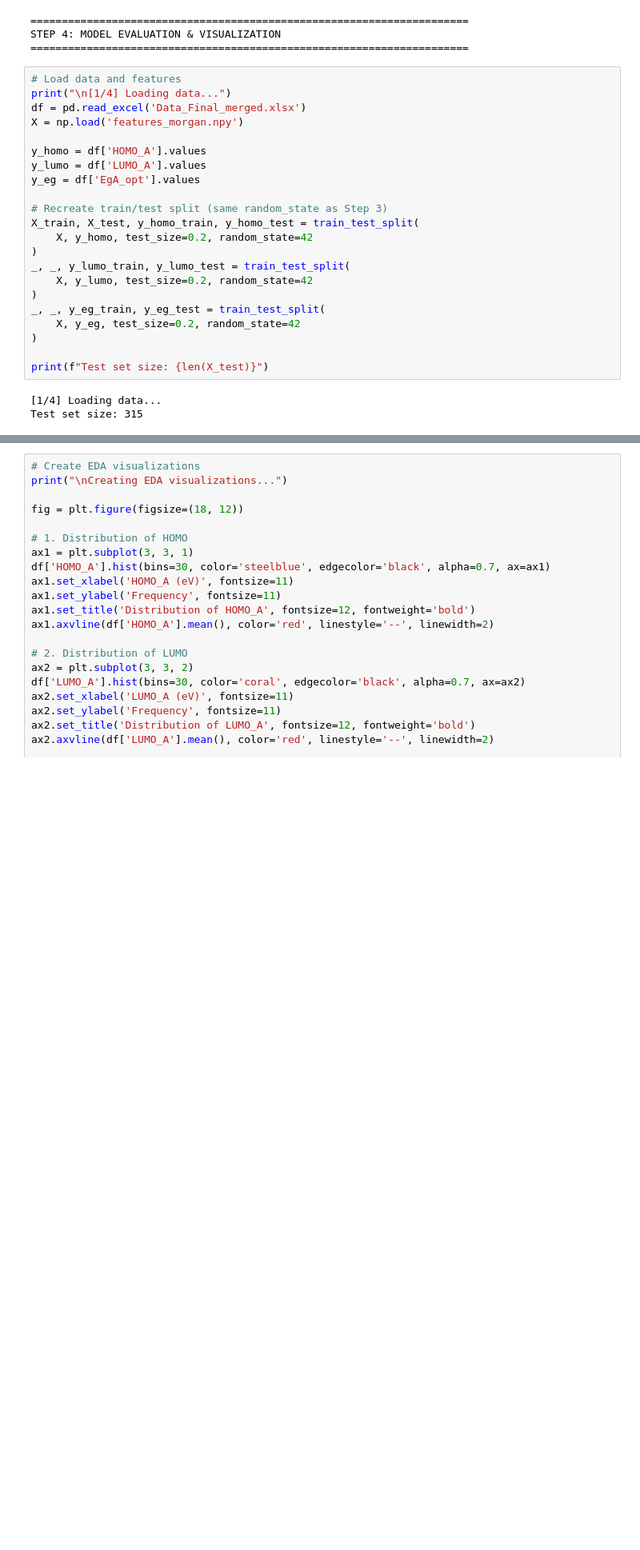
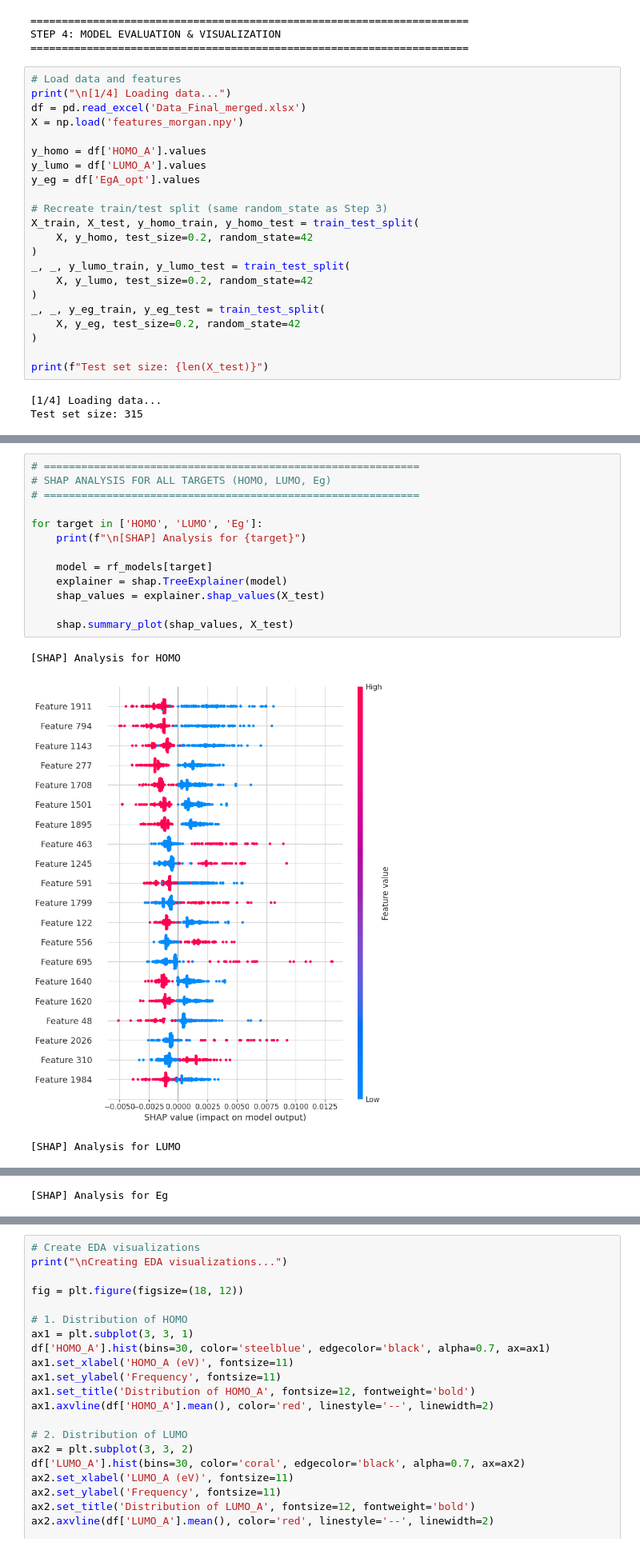
Before and after one commit to Bsamuel-tech/molecular-property-prediction, a Jupyter notebook: Step_4_Evaluation_Visualization.ipynb, the cells around one changed output, grey strips where cells are left out. Shown at 80% size. Saved outputs shown, nothing was run; the diff lists cells and outputs as text; blank space fills up the shorter version.

```diff
--- a/Step_4_Evaluation_Visualization.ipynb
+++ b/Step_4_Evaluation_Visualization.ipynb
@@ -94,0 +164,17 @@ for prop, y_te in [('HOMO', y_homo_test), ('LUMO', y_lumo_test), ('Eg', y_eg_tes
+# %%
+# ============================================================
+# SHAP ANALYSIS FOR ALL TARGETS (HOMO, LUMO, Eg)
+# ============================================================
+
+for target in ['HOMO', 'LUMO', 'Eg']:
+    print(f"\n[SHAP] Analysis for {target}")
+
+    model = rf_models[target]
+    explainer = shap.TreeExplainer(model)
+    shap_values = explainer.shap_values(X_test)
+
+    shap.summary_plot(shap_values, X_test)
+# %% [output]
+[SHAP] Analysis for HOMO
+[figure, added]
+[SHAP] Analysis for LUMO
@@ -94,0 +182 @@ for prop, y_te in [('HOMO', y_homo_test), ('LUMO', y_lumo_test), ('Eg', y_eg_tes
+[SHAP] Analysis for Eg
```
Also changed, not shown: parts of 10 cells of this notebook.
